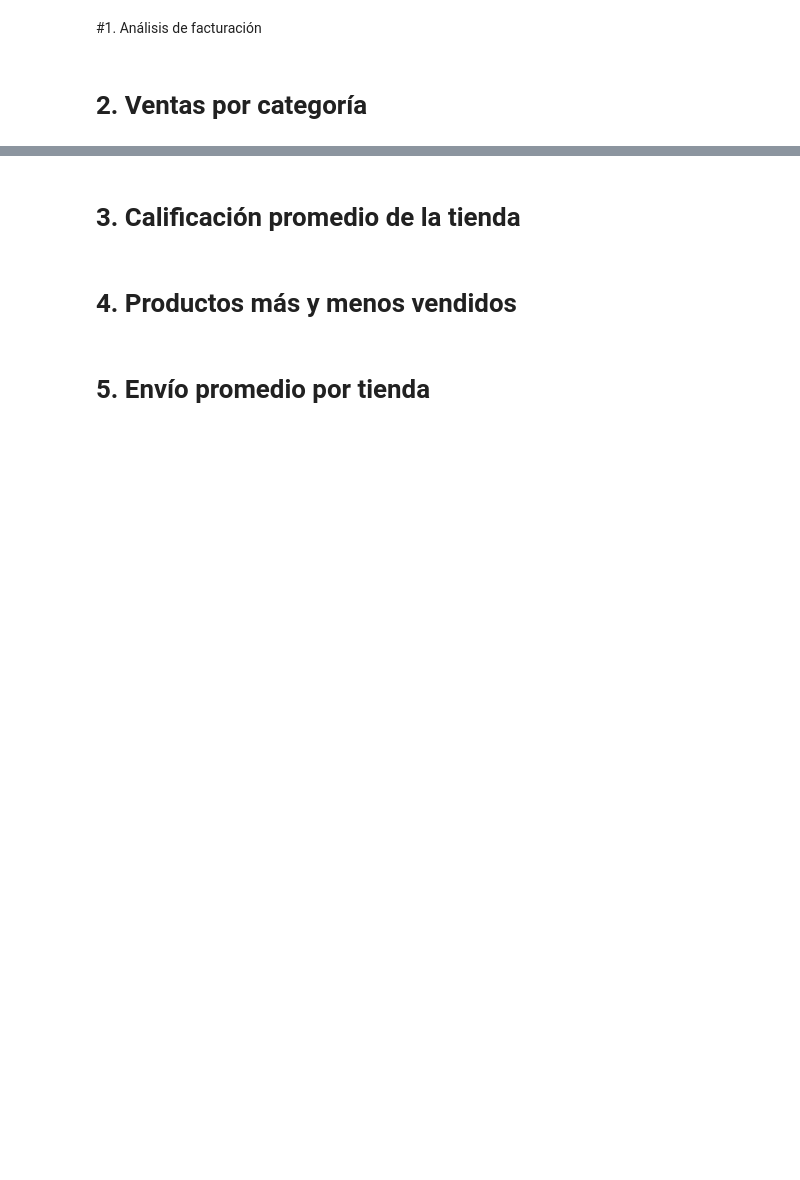
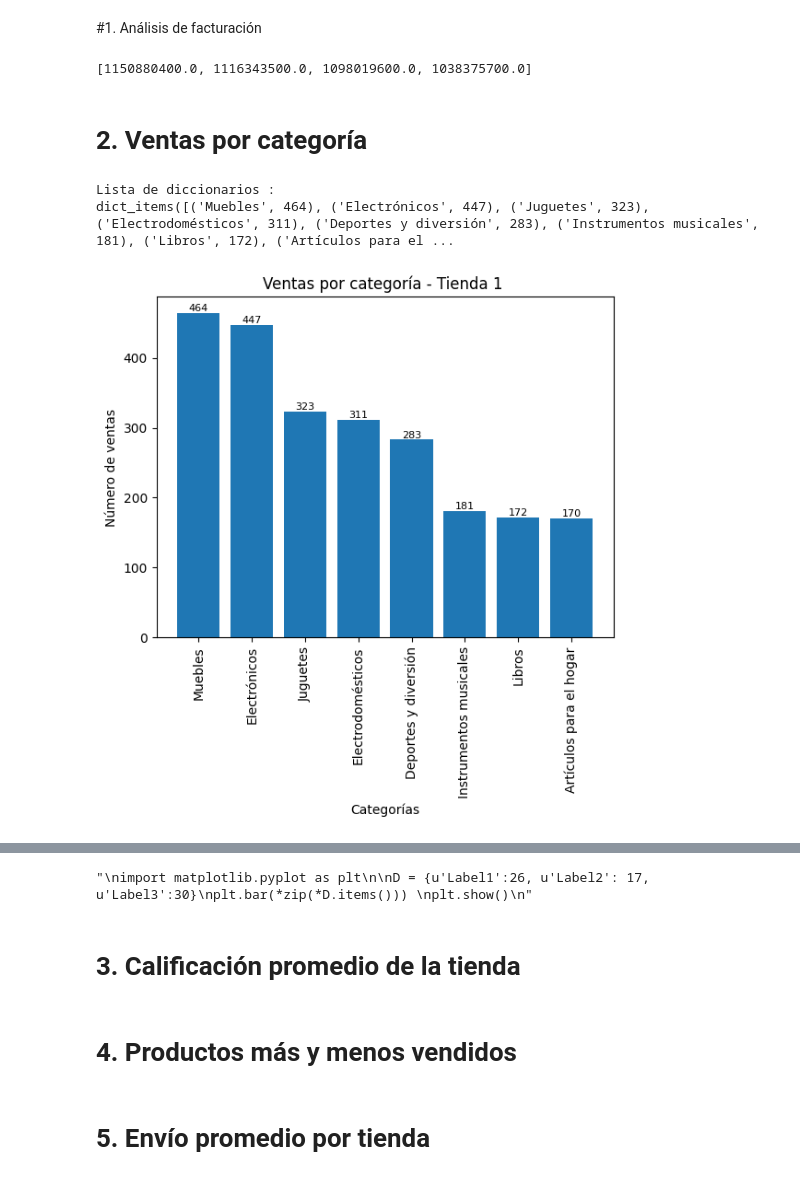
Before and after one commit to AnaJmz345/challengeAlluraStore, a Jupyter notebook: AluraStoreLatam.ipynb, the cells around one changed output, grey strips where cells are left out. Cells and saved outputs as stored; diff of their text form; code cells hidden in the pictures; blank space fills up the shorter version.

Commit message:
ventas por categoría terminada

```diff
--- a/AluraStoreLatam.ipynb
+++ b/AluraStoreLatam.ipynb
@@ -23,5 +23,61 @@ tienda.head()
 | 4 | Silla de oficina | Muebles | 335200.0 | 20200.0 | 07/11/2020 | Maria Alfonso | Medellín | ... |
 # %% [markdown]
 #1. Análisis de facturación
+# %%
+#Calcular ingreso total de cada tienda
+ingresos = []
+for tienda in tiendas:
+    ingresos.append(sum(tienda['Precio']))
+ingresos
+# %% [output]
+[1150880400.0, 1116343500.0, 1098019600.0, 1038375700.0]
 # %% [markdown]
 # 2. Ventas por categoría
+# %%
+#cantidad de productos vendidos por categoría, mostrar de mayor a menor por tienda, para ver la cateoría más popular en cada tienda
+
+#una lista de diccionarios, donde cada diccionario tiene las categorías y cantidad de ventas en 1 tienda, entonces necesitas una lista para tener las 4 tiendas
+categoria = []
+
+for tienda in tiendas:
+    diccionario = {}
+    for tipo_producto in tienda['Categoría del Producto']:
+        if tipo_producto in diccionario:
+            diccionario[tipo_producto] += 1
+        else:
+            diccionario[tipo_producto]=0
+    diccionario_descendente = sorted(diccionario.items(), key=lambda x:x[1], reverse=True) #en lo del key va el criterio bajo el que se va a ordenar, en este caso es de acuerdo al valor del diccionario que está en la posición 1 (lo de lambda y eso es solo una función anónima)
+
+    categoria.append(dict(diccionario_descendente))
+   #print(f'{tienda} \n')
+print("Lista de diccionarios : ")
+#print(categoria)
+
+#print(tiendas.columns) para ver los nombres de las columnas
+print(categoria[0].items()) #el items te da tuplas hechas de key y valor
+#con zip(*tupla) pones los valores en listas, las categorias en una y sus repeticiones en otra
+
+for  i, categoria_grafica in enumerate(categoria):
+    categorias, valores = zip(*categoria_grafica.items())
+    plt.bar(categorias, valores)
+    plt.xticks(rotation=90)
+    plt.title(f"Ventas por categoría - Tienda {i+1} ")
+    plt.xlabel("Categorías")
+    plt.ylabel("Número de ventas")
+
+    for x, y in zip(categorias, valores):
+        plt.text(x, y + 0.2, str(y), ha='center', va='bottom', fontsize=8)
+
+    plt.show()
+
+'''
+import matplotlib.pyplot as plt
+
+D = {u'Label1':26, u'Label2': 17, u'Label3':30}
+plt.bar(*zip(*D.items()))
+plt.show()
+'''
+# %% [output]
+Lista de diccionarios :
+dict_items([('Muebles', 464), ('Electrónicos', 447), ('Juguetes', 323), ('Electrodomésticos', 311), ('Deportes y diversión', 283), ('Instrumentos musicales', 181), ('Libros', 172), ('Artículos para el ...
+[figure, added]
@@ -28,3 +87,4 @@ tienda.head()
+"\nimport matplotlib.pyplot as plt\n\nD = {u'Label1':26, u'Label2': 17, u'Label3':30}\nplt.bar(*zip(*D.items())) \nplt.show()\n"
 # %% [markdown]
 # 3. Calificación promedio de la tienda
 # %% [markdown]
```
Also changed, not shown: parts of 3 cells of this notebook.
